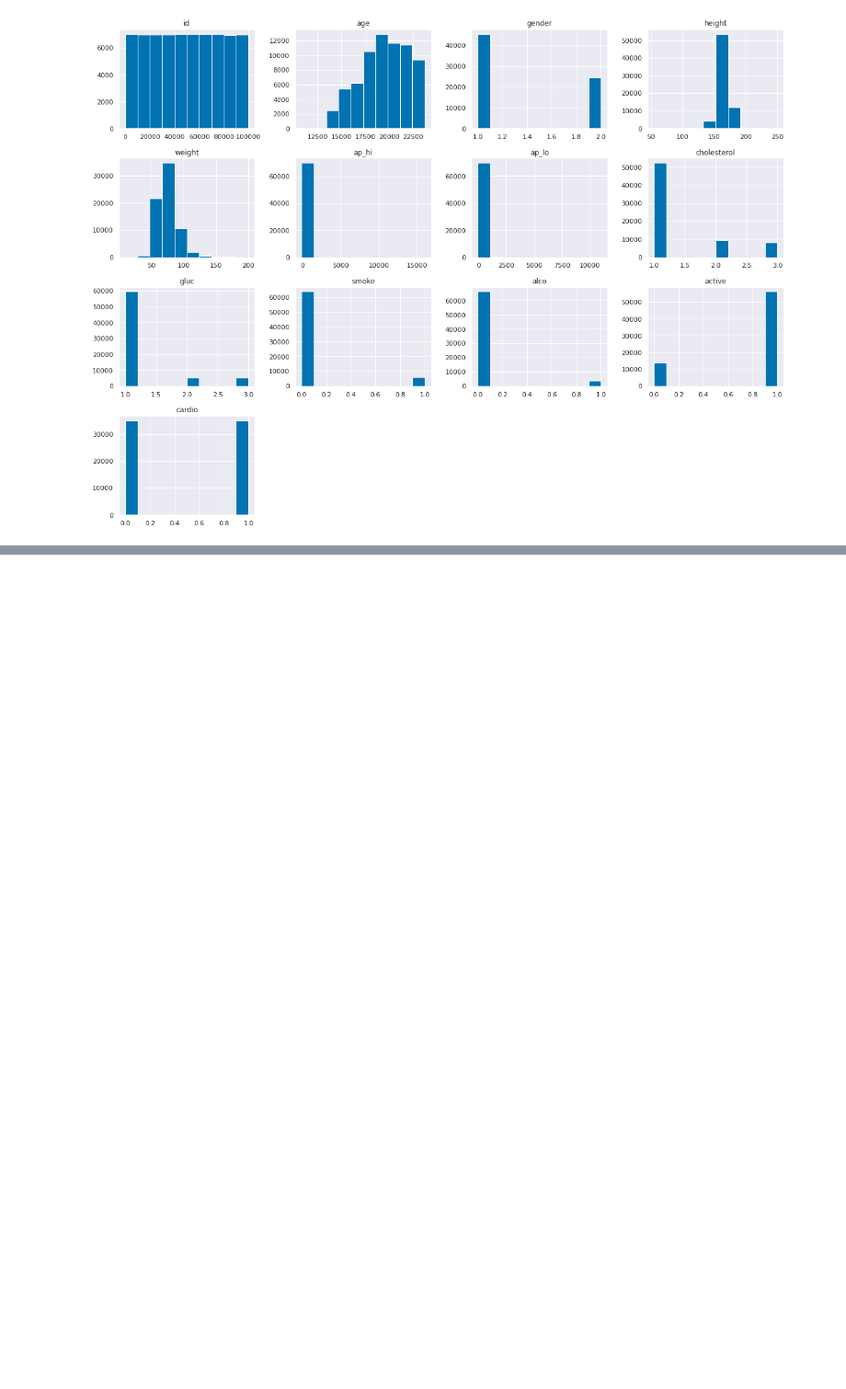
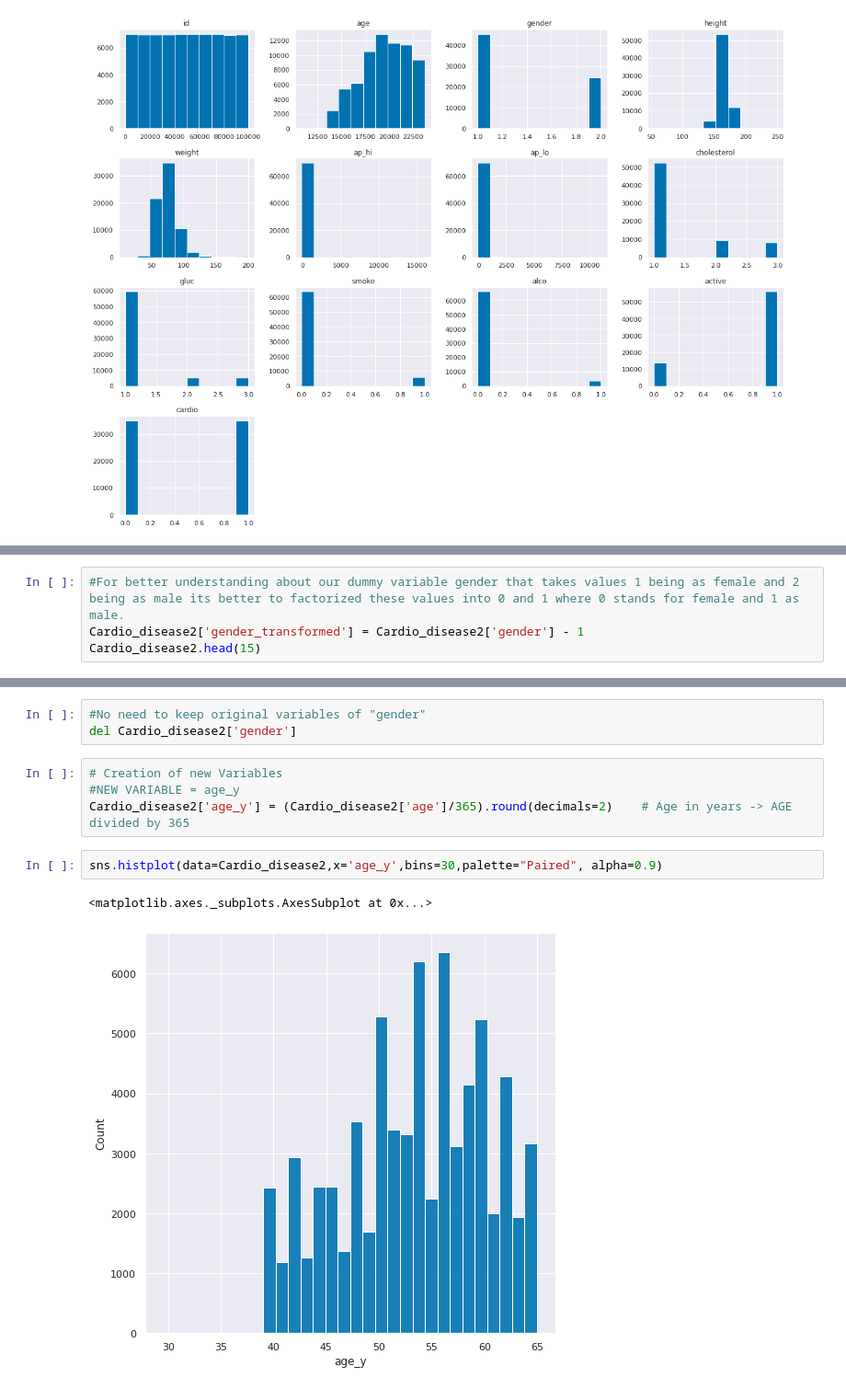
Before and after one commit to Psychraft/Big-Data-Project, a Jupyter notebook: Final_Project_Big_Data_Analysis.ipynb, the cells around one changed output, grey strips where cells are left out. Shown at 92% size. Drawn from its saved outputs; the diff is of its cells as text; blank space fills up the shorter version.

```diff
--- a/Final_Project_Big_Data_Analysis.ipynb
+++ b/Final_Project_Big_Data_Analysis.ipynb
@@ -328,0 +358,4 @@ corr.style.background_gradient(cmap='Oranges_r',axis=None)
+# %%
+#For better understanding about our dummy variable gender that takes values 1 being as female and 2 being as male its better to factorized these values into 0 and 1 where 0 stands for female and 1 as male.
+Cardio_disease2['gender_transformed'] = Cardio_disease2['gender'] - 1
+Cardio_disease2.head(15)
@@ -328,0 +379,12 @@ corr.style.background_gradient(cmap='Oranges_r',axis=None)
+# %%
+#No need to keep original variables of "gender"
+del Cardio_disease2['gender']
+# %%
+# Creation of new Variables
+#NEW VARIABLE = age_y
+Cardio_disease2['age_y'] = (Cardio_disease2['age']/365).round(decimals=2)    # Age in years -> AGE divided by 365
+# %%
+sns.histplot(data=Cardio_disease2,x='age_y',bins=30,palette="Paired", alpha=0.9)
+# %% [output]
+<matplotlib.axes._subplots.AxesSubplot at 0x...>
+[figure, added]
```
Also changed, not shown: parts of 30 cells of this notebook.
